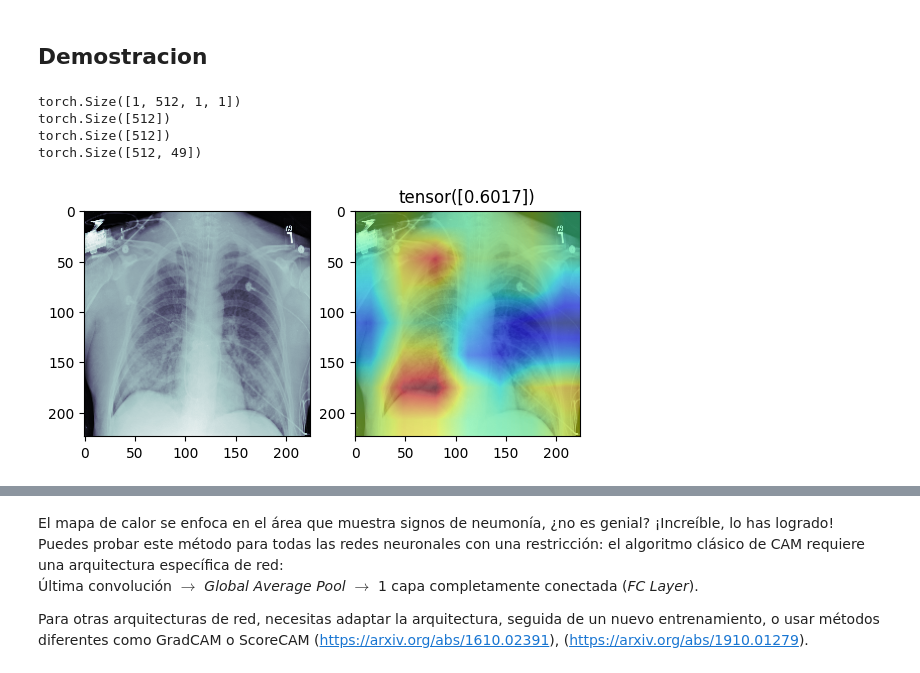
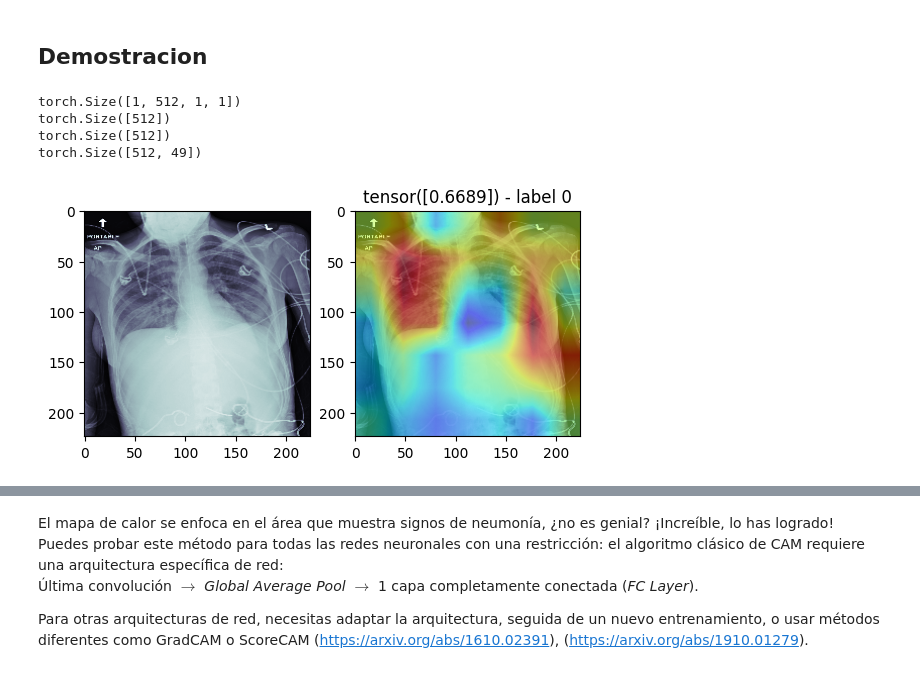
Before and after one commit to LauShang/rsna-pneumonia-detection-challenge, a Jupyter notebook: 3-CAM.ipynb, the cells around one changed output, grey strips where cells are left out. Drawn from its saved outputs; the diff is of its cells as text; code cells hidden in the pictures.

```diff
--- a/3-CAM.ipynb
+++ b/3-CAM.ipynb
@@ -247,7 +247,7 @@ def visualize(img, heatmap, pred):
     axis[1].imshow(heatmap, alpha=0.5, cmap="jet")  # Superponer el mapa de activación con transparencia
     plt.title(f"Neumonía: {(pred > 0.5).item()}")
 # %%
-def visualize(img, cam, pred):
+def visualize(img, cam, pred, label):
     # Extraer la primera imagen del lote
     img = img[0]
 
@@ -265,19 +265,18 @@ def visualize(img, cam, pred):
     axis[1].imshow(cam, alpha=0.5, cmap="jet")  # Superponer el CAM con una transparencia del 50% y usando el mapa de colores "jet"
 
     # Establecer el título con la predicción
-    plt.title(pred)
+    plt.title(f"{pred} - label {label}")
 # %% [markdown]
 ## Demostracion
 # %%
-img = val_dataset[-6][0]  # Seleccionar una imagen del conjunto de validación (en este caso, la sexta desde el final)
+img = val_dataset[547][0]  # Seleccionar una imagen del conjunto de validación (en este caso, la sexta desde el final)
+label = val_dataset[547][1]  # Seleccionar una imagen del conjunto de validación (en este caso, la sexta desde el final)
 model = model.to('cpu') # mover el modelo al mismo dispositivo que los datos
 activation_map, pred = cam(model, img)  # Calcular el mapa de activación de clase (CAM) y la predicción para la imagen seleccionada
+visualize(img, activation_map, pred, label)  #  CAM
 # %% [output]
 torch.Size([1, 512, 1, 1])
 torch.Size([512])
 torch.Size([512])
 torch.Size([512, 49])
+[figure, added]
-# %%
-visualize(img, activation_map, pred)  #  CAM
-# %% [output]
-[figure, removed]
```
Also changed, not shown: parts of 1 cell of this notebook, 2 other files.
